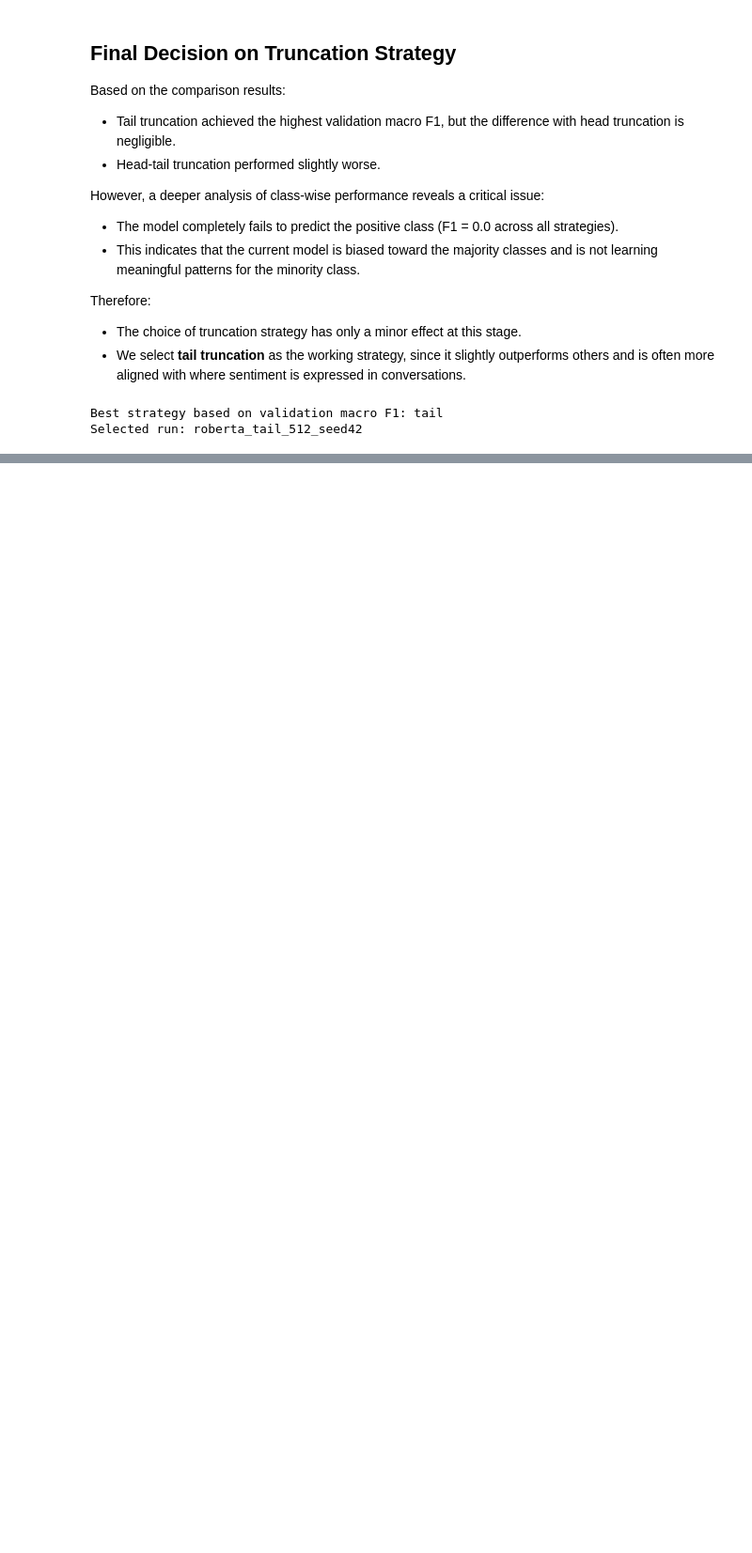
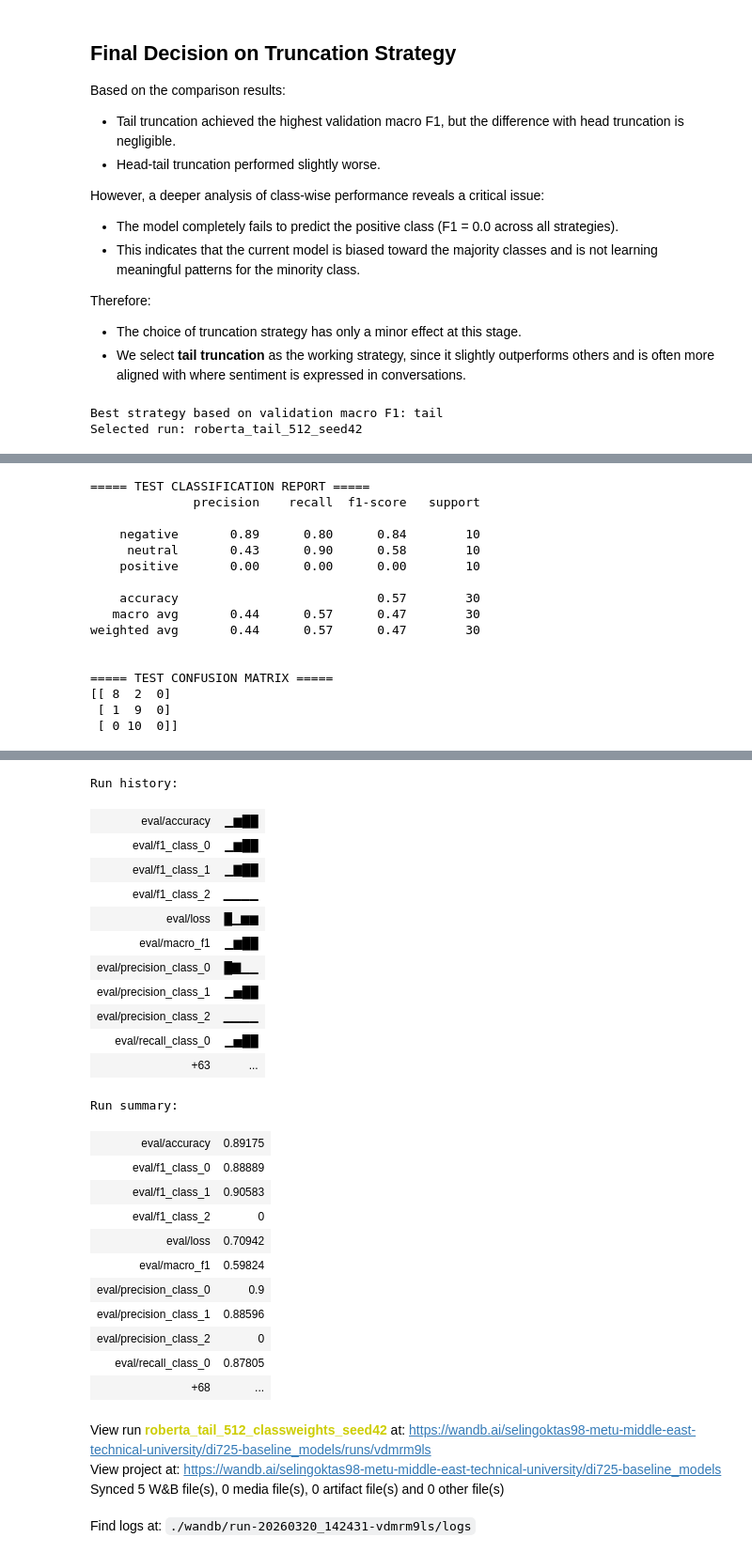
Before and after one commit to sulucay01/DI725-assignment1, a Jupyter notebook: notebooks/03_modeling_baseline.ipynb, the cells around one changed output, grey strips where cells are left out. Shown at 94% size. Cells and saved outputs as stored; diff of their text form; code cells hidden in the pictures; blank space fills up the shorter version.

```diff
--- a/notebooks/03_modeling_baseline.ipynb
+++ b/notebooks/03_modeling_baseline.ipynb
@@ -1208,0 +1462,15 @@ Selected run: roberta_tail_512_seed42
+# %%
+weighted_train_results = evaluate_split(weighted_trainer, train_tail_hf, "train", label_names)
+weighted_val_results = evaluate_split(weighted_trainer, val_tail_hf, "val", label_names)
+weighted_test_results = evaluate_split(weighted_trainer, test_tail_hf, "test", label_names)
+
+class_weighted_results = {
+    "run_name": WEIGHTED_RUN_NAME,
+    "strategy": "tail_classweights",
+    "train_results": weighted_train_results,
+    "val_results": weighted_val_results,
+    "test_results": weighted_test_results
+}
+
+wandb.finish()
+# %% [output]
@@ -1208,0 +1512,16 @@ Selected run: roberta_tail_512_seed42
+===== TEST CLASSIFICATION REPORT =====
+              precision    recall  f1-score   support
+
+    negative       0.89      0.80      0.84        10
+     neutral       0.43      0.90      0.58        10
+    positive       0.00      0.00      0.00        10
+
+    accuracy                           0.57        30
+   macro avg       0.44      0.57      0.47        30
+weighted avg       0.44      0.57      0.47        30
+
+
+===== TEST CONFUSION MATRIX =====
+[[ 8  2  0]
+ [ 1  9  0]
+ [ 0 10  0]]
@@ -1208,0 +1529,28 @@ Selected run: roberta_tail_512_seed42
+Run history:
+| eval/accuracy | ▁▆██ |
+| eval/f1_class_0 | ▁▆██ |
+| eval/f1_class_1 | ▁▇██ |
+| eval/f1_class_2 | ▁▁▁▁ |
+| eval/loss | █▁▆▆ |
+| eval/macro_f1 | ▁▆██ |
+| eval/precision_class_0 | █▇▁▁ |
+| eval/precision_class_1 | ▁▅██ |
+| eval/precision_class_2 | ▁▁▁▁ |
+| eval/recall_class_0 | ▁▅██ |
+| +63 | ... |
+Run summary:
+| eval/accuracy | 0.89175 |
+| eval/f1_class_0 | 0.88889 |
+| eval/f1_class_1 | 0.90583 |
+| eval/f1_class_2 | 0 |
+| eval/loss | 0.70942 |
+| eval/macro_f1 | 0.59824 |
+| eval/precision_class_0 | 0.9 |
+| eval/precision_class_1 | 0.88596 |
+| eval/precision_class_2 | 0 |
+| eval/recall_class_0 | 0.87805 |
+| +68 | ... |
+View run roberta_tail_512_classweights_seed42 at: https://wandb.ai/selingoktas98-metu-middle-east-technical-university/di725-baseline_models/runs/vdmrm9ls
+View project at: https://wandb.ai/selingoktas98-metu-middle-east-technical-university/di725-baseline_models
+Synced 5 W&B file(s), 0 media file(s), 0 artifact file(s) and 0 other file(s)
+Find logs at: ./wandb/run-20260320_142431-vdmrm9ls/logs
```
Also changed, not shown: parts of 22 cells of this notebook.
